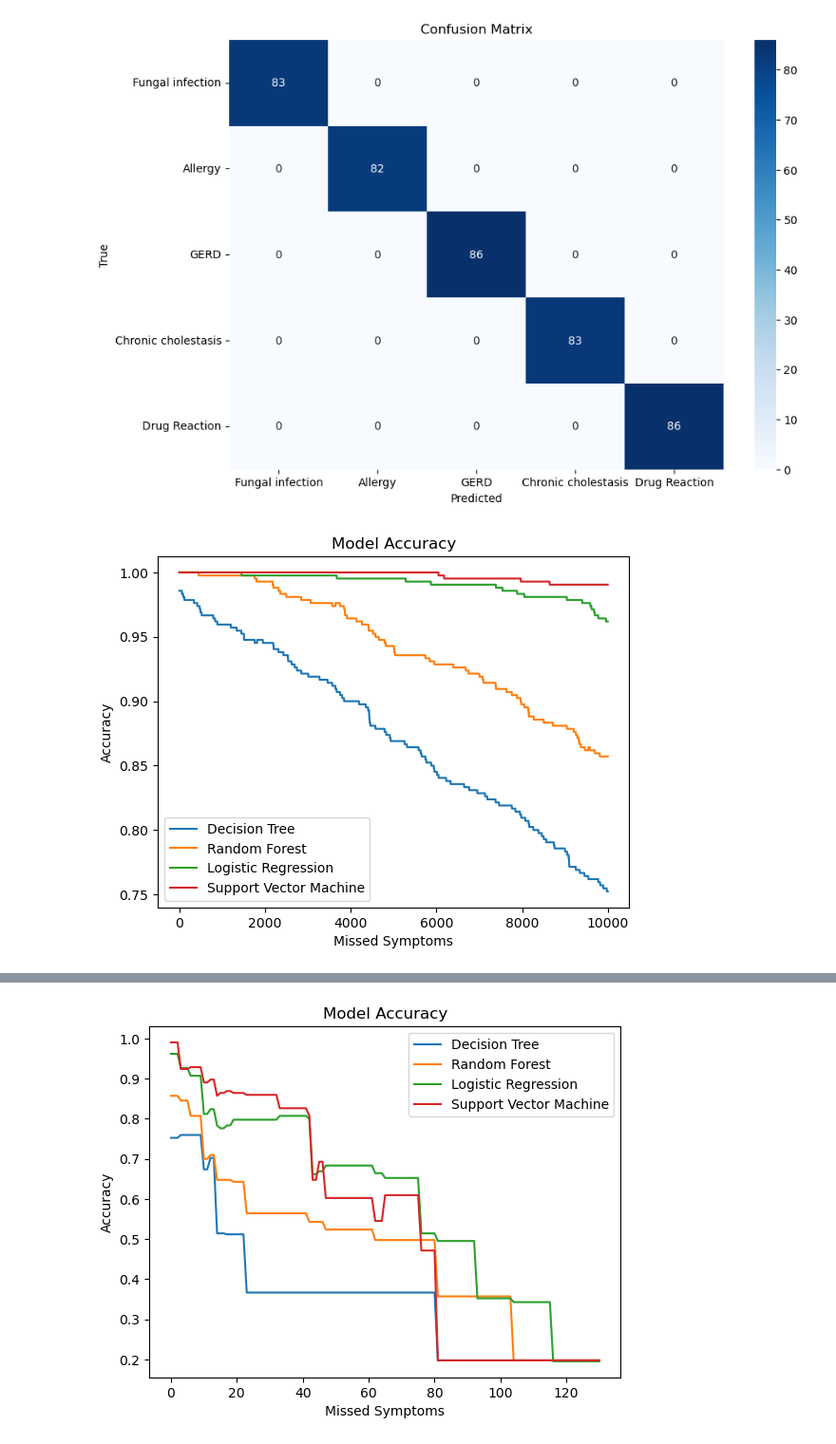
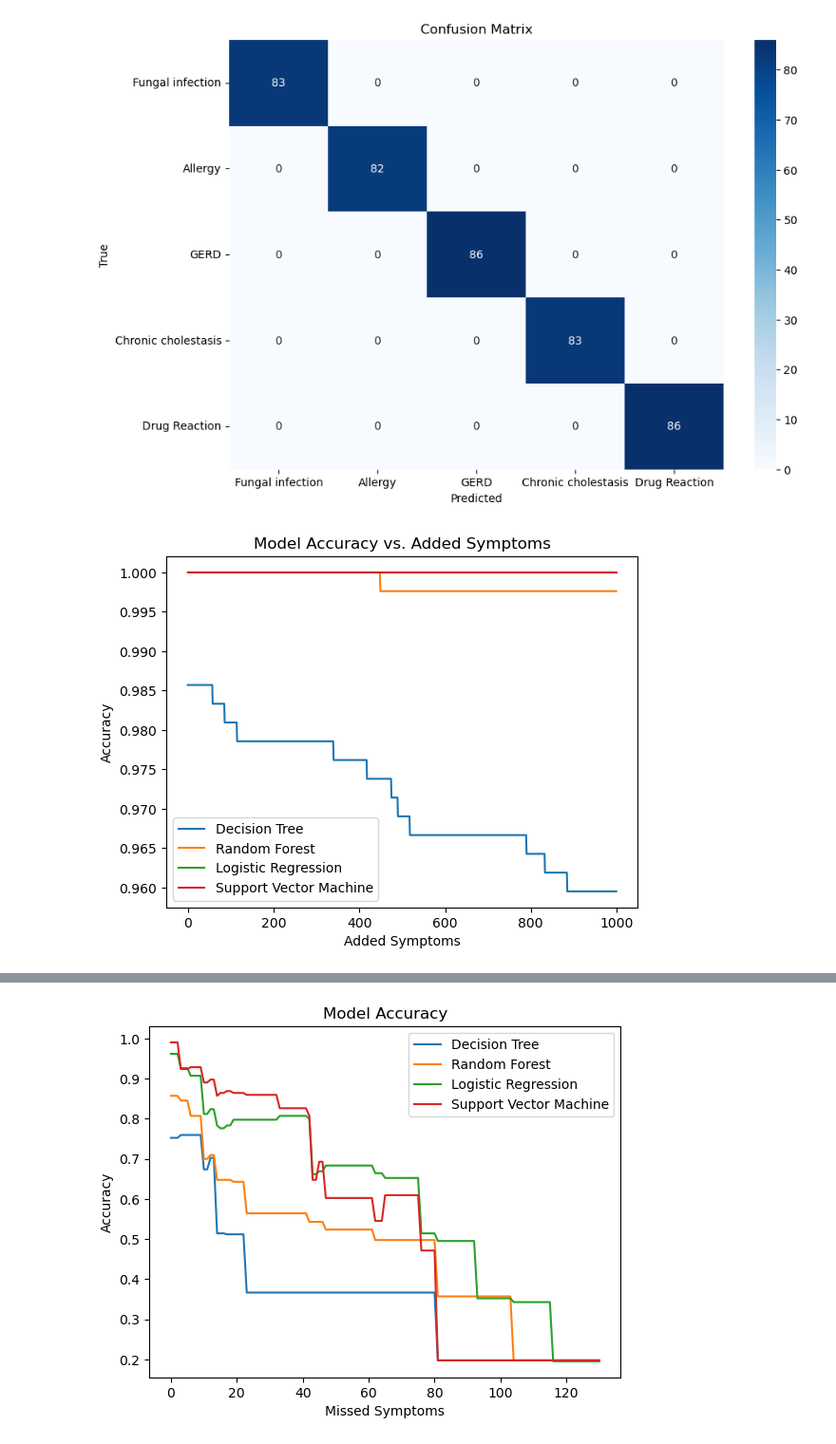
Before and after one commit to domipm/AML-Disease-Symptom, a Jupyter notebook: Classifier_Subset.ipynb, the cells around one changed output, grey strips where cells are left out. Shown at 95% size. Drawn from its saved outputs; the diff is of its cells as text; code cells hidden in the pictures.

```diff
--- a/Classifier_Subset.ipynb
+++ b/Classifier_Subset.ipynb
@@ -403,46 +403,48 @@ y_sub = subset['Disease']  # Target column
 
 #Split the data
 X_train_sub, X_test_sub, y_train_sub, y_test_sub = train_test_split(X_sub, y_sub, test_size=0.7, random_state=42)
 
 dt_accs = []
 rf_acces = []
 log_acces = []
 svm_acces = []
 
 accs = [dt_accs, rf_acces, log_acces, svm_acces]
 
 np.random.seed(42)  # Set the random seed for reproducibility
+remove_symptoms = 10  # Number of symptoms to remove
+remove = 100
 
-for i in range(10000):
-    #Drop a random symptom from a random patient
-    index, columns = np.where(X_test_sub == 0)
+for i in range(1000):
+    for remove in range(remove_symptoms):
+        #Drop a random symptom from a random patient
+        index, columns = np.where(X_test_sub == 0)
 
-    random_patient_index = np.random.choice(index)
-    random_symptom_index = np.random.choice(columns)
-
-    #print(f"Random Patient Index: {random_patient_index}, Random Symptom Index: {random_symptom_index}")
+        random_patient_index = np.random.choice(index)
+        random_symptom_index = np.random.choice(columns)
 
 
-    X_test_sub.iloc[random_patient_index, random_symptom_index] = 1 # Set the symptom to 0 (not present)
+
+        X_test_sub.iloc[random_patient_index, random_symptom_index] = 1 # Set the symptom to 0 (not present)
 
     for j in range(len(models)):
         predictions = models[j].predict(X_test_sub)
 
         # Evaluate the model
         accuracy = accuracy_score(y_test_sub, predictions)
 
         accs[j].append(accuracy)
 
 # Plot the accuracies
-plt.plot(accs[0], label='Decision Tree')
-plt.plot(accs[1], label='Random Forest')
-plt.plot(accs[2], label='Logistic Regression')
-plt.plot(accs[3], label='Support Vector Machine')
-plt.xlabel('Missed Symptoms')
+plt.plot(range(remove_symptoms)*remove,accs[0], label='Decision Tree')
+plt.plot(range(remove_symptoms)*remove,accs[1], label='Random Forest')
+plt.plot(range(remove_symptoms)*remove,accs[2], label='Logistic Regression')
+plt.plot(range(remove_symptoms)*remove,accs[3], label='Support Vector Machine')
+plt.xlabel('Added Symptoms')
 plt.ylabel('Accuracy')
-plt.title('Model Accuracy')
+plt.title('Model Accuracy vs. Added Symptoms')
 plt.legend()
-plt.savefig('model_accuracy_test.png')
+plt.savefig('./images/accuracy_vs_added_symptoms.png')
 plt.show()
 # %% [output]
-[figure, old version]
+[figure, new version]
```
Also changed, not shown: parts of 1 cell of this notebook, 12 other files.
